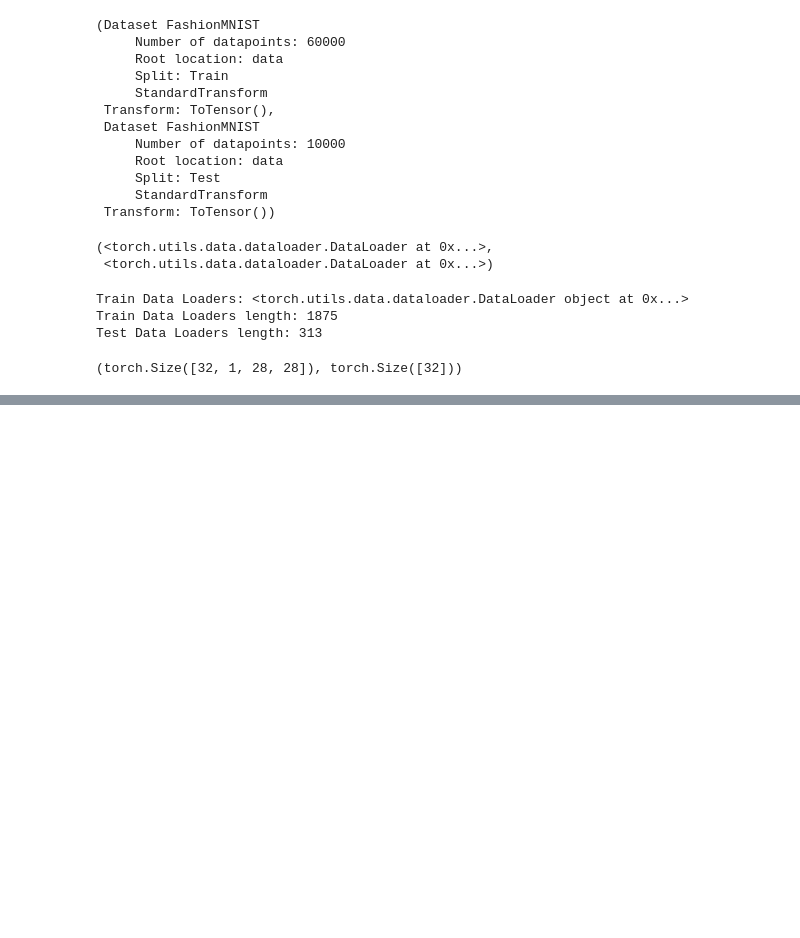
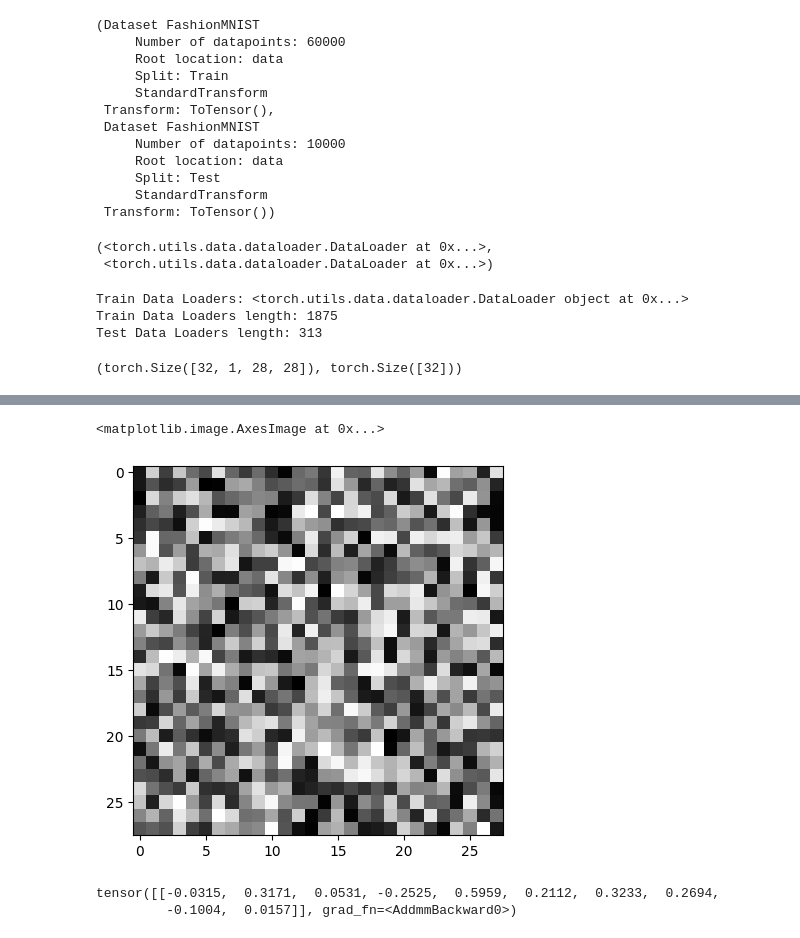
Before and after one commit to afirdousi/pytorch-basics, a Jupyter notebook: 007_computer_vision_hands_on.ipynb, the cells around one changed output, grey strips where cells are left out. Drawn from its saved outputs; the diff is of its cells as text; code cells hidden in the pictures; blank space fills up the shorter version.

```diff
--- a/007_computer_vision_hands_on.ipynb
+++ b/007_computer_vision_hands_on.ipynb
@@ -308,0 +434,3 @@ Label: 4, label size: torch.Size([])
+# %%
+dummy_x = torch.rand([1,1,28,28]) # batch of 1 , color channel 1 , height = width = 28
+dummy_x
@@ -308,0 +455,16 @@ Label: 4, label size: torch.Size([])
+# %%
+# We will assume that this is a dummy picture
+plt.imshow(dummy_x.squeeze(), cmap="gray") # sice this is random numbers, the image is a funny mix of dots
+# %% [output]
+<matplotlib.image.AxesImage at 0x...>
+[figure, added]
+# %%
+# lets pass this picture through the model
+model_0(dummy_x) # this will send the dummy_x through the forward method deifned in FashionMNISTModelV0
+# we get the output of 10 logits ... 1 logit per output class
+
+# creating this dummy_x and passing this to our model and then checking that it correctly outputs 10 things
+# this is a good way to check that the model is setup properly and outputs the same number of neurons that we expected
+# %% [output]
+tensor([[-0.0315,  0.3171,  0.0531, -0.2525,  0.5959,  0.2112,  0.3233,  0.2694,
+         -0.1004,  0.0157]], grad_fn=<AddmmBackward0>)
```
Also changed, not shown: parts of 23 cells of this notebook.
